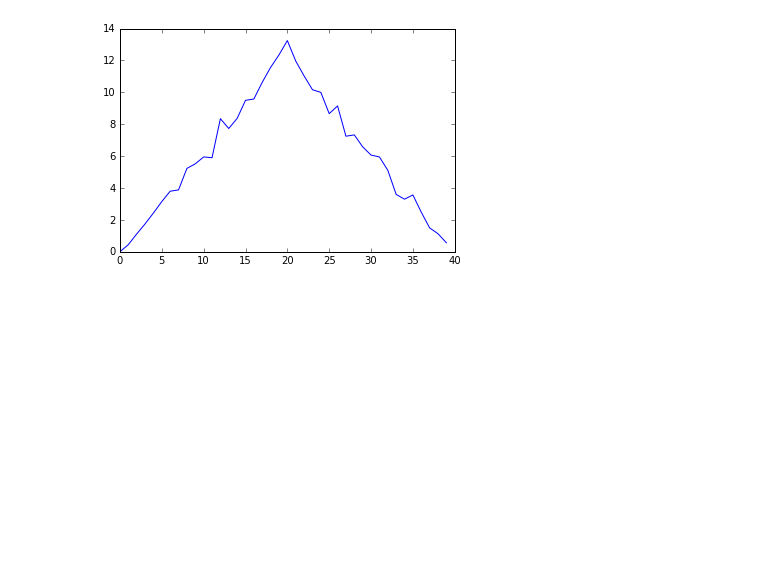
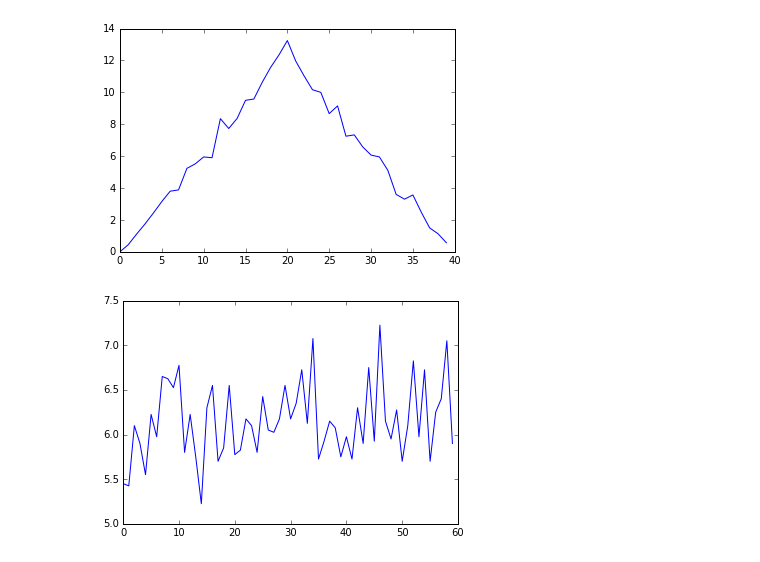
Before and after one commit to GCDigitalFellows/gcdrb_sessions, a Jupyter notebook: python_1_2.ipynb, the cells around one changed output. Cells and saved outputs as stored; diff of their text form; code cells hidden in the pictures; blank space fills up the shorter version.

```diff
--- a/python_1_2.ipynb
+++ b/python_1_2.ipynb
@@ -382,3 +382,10 @@ ave_plot = matplotlib.pyplot.plot(ave_inflammation)
 matplotlib.pyplot.show(ave_plot)
 # %% [output]
 [figure]
+# %%
+#change the axis mean being plotted
+ave_inflammation = data.mean(axis=1)
+ave_plot = matplotlib.pyplot.plot(ave_inflammation)
+matplotlib.pyplot.show(ave_plot)
+# %% [output]
+[figure, added]
```
Also changed, not shown: parts of 2 cells of this notebook.
